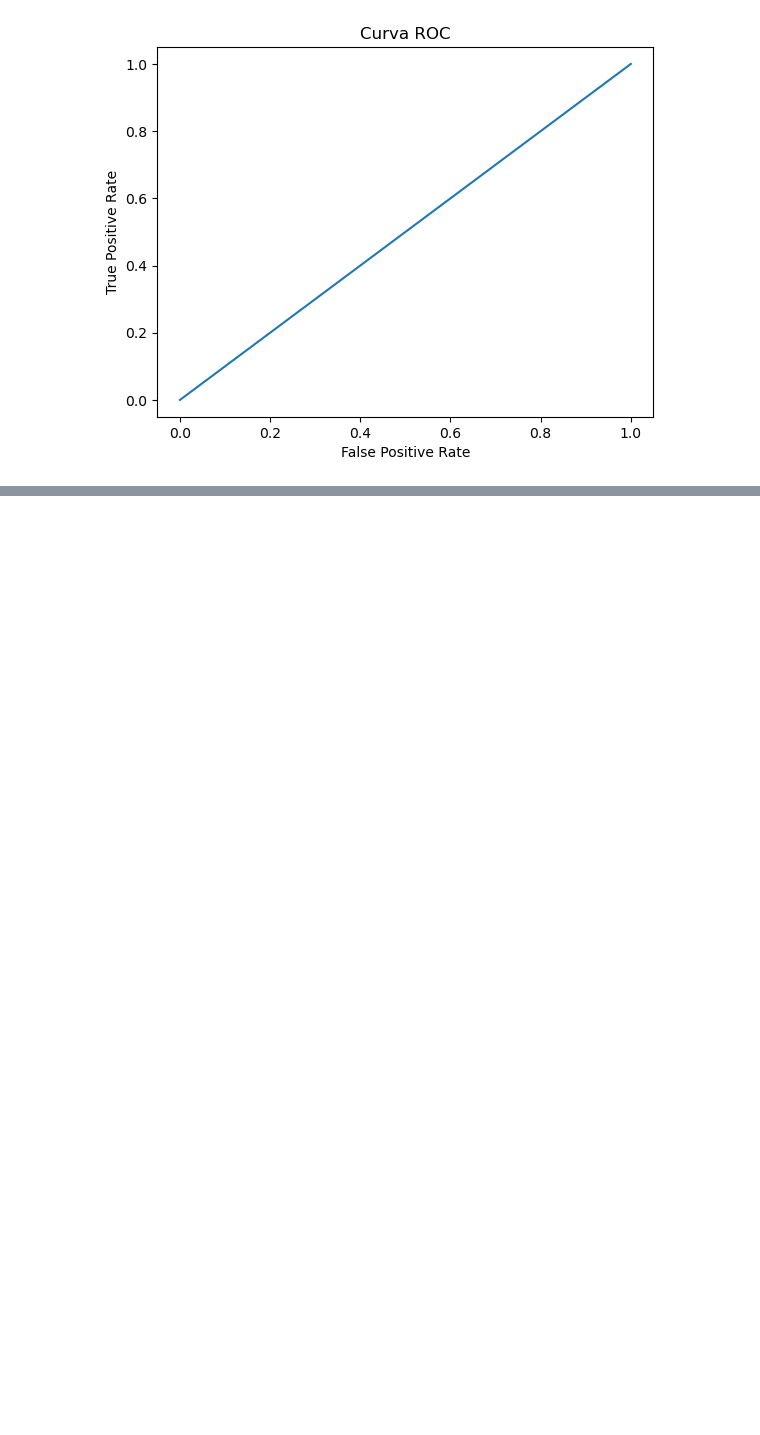
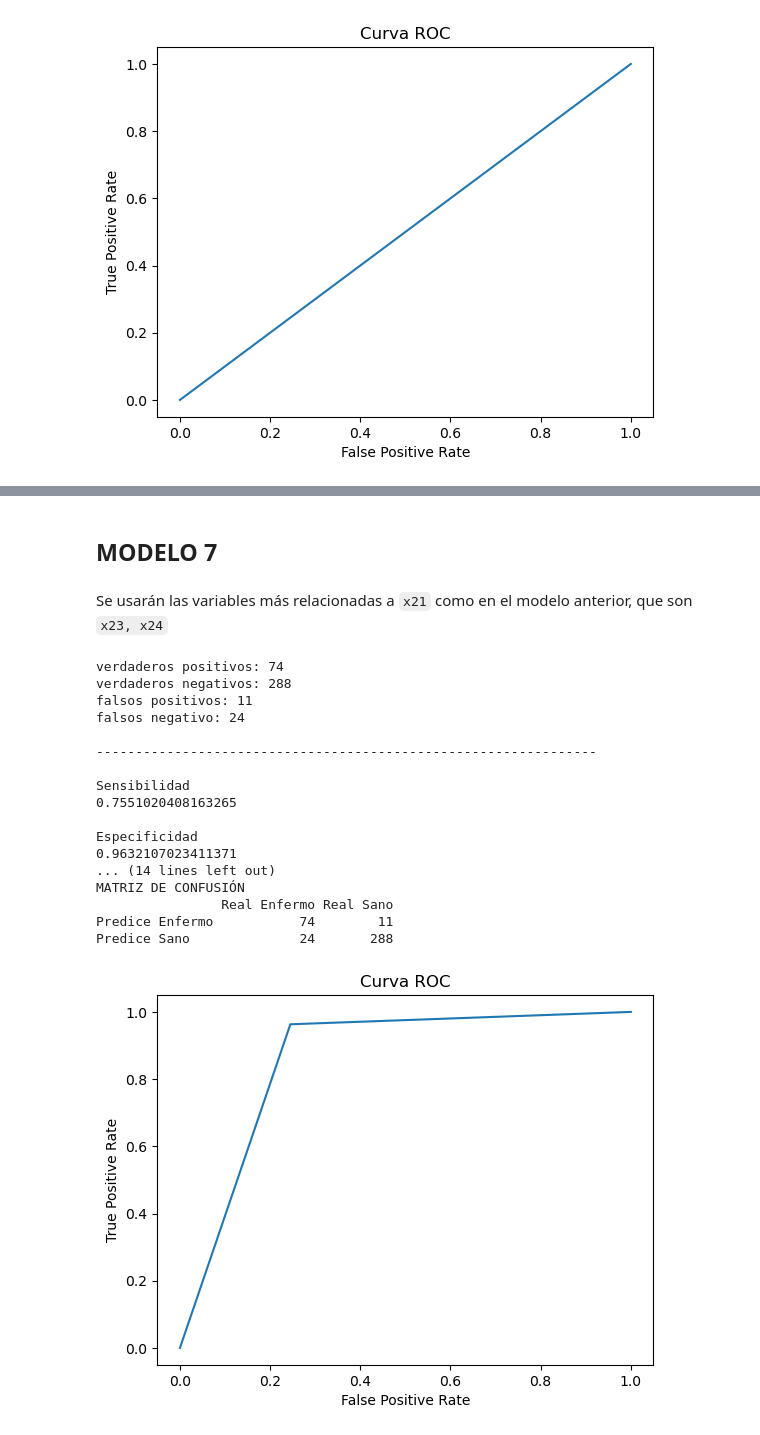
Before and after one commit to AngelaRemolina/Analitica-cancer-mama, a Jupyter notebook: Parcial.ipynb, the cells around one changed output, grey strips where cells are left out. Cells and saved outputs as stored; diff of their text form; code cells hidden in the pictures; blank space fills up the shorter version.

```diff
--- a/Parcial.ipynb
+++ b/Parcial.ipynb
@@ -649,0 +705,28 @@ Predice Sano              98       299
+# %% [markdown]
+## MODELO 7
+# %% [markdown]
+Se usarán las variables más relacionadas a `x21` como en el modelo anterior, que son `x23, x24`
+# %%
+#Curva ROC
+y_true, y_pred = validacionCruzada(['x21','x23','x24'])
+out_modelo(y_true,y_pred)
+curva_roc(y_true,y_pred)
+# %% [output]
+verdaderos positivos: 74
+verdaderos negativos: 288
+falsos positivos: 11
+falsos negativo: 24
+
+----------------------------------------------------------------
+
+Sensibilidad
+0.7551020408163265
+
+Especificidad
+0.9632107023411371
+... (14 lines left out)
+MATRIZ DE CONFUSIÓN
+                Real Enfermo Real Sano
+Predice Enfermo           74        11
+Predice Sano              24       288
+[figure, added]
```
Also changed, not shown: parts of 9 cells of this notebook.
